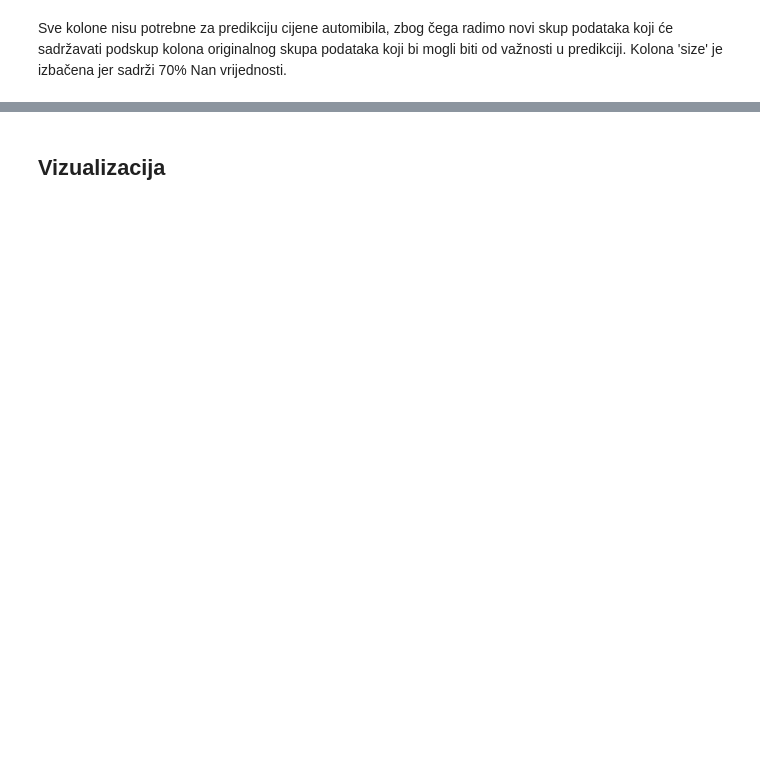
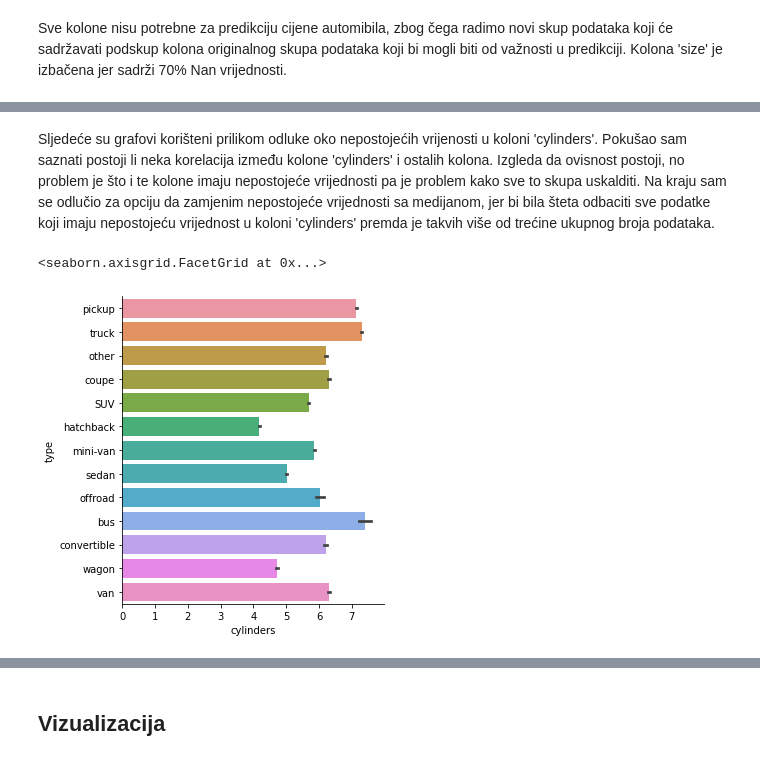
Before and after one commit to pb7932/usedcars-ml, a Jupyter notebook: UsedCars.ipynb, the cells around one changed output, grey strips where cells are left out. Drawn from its saved outputs; the diff is of its cells as text; code cells hidden in the pictures; blank space fills up the shorter version.

Commit message:
Dealing with missing values and visualization

```diff
--- a/UsedCars.ipynb
+++ b/UsedCars.ipynb
@@ -50,3 +49,7 @@ df.describe()
 | 50% | 1.395000e+04 | 2013.000000 | 8.554800e+04 | NaN | 39.150100 | -88.432600 |
 | 75% | 2.648575e+04 | 2017.000000 | 1.335425e+05 | NaN | 42.398900 | -80.832039 |
 | max | 3.736929e+09 | 2022.000000 | 1.000000e+07 | NaN | 82.390818 | 173.885502 |
+# %%
+df = df[df['price'] < 1000000]
+df = df[df['price'] > 0]
+df.describe()
@@ -140 +136,9 @@ posting_date        68
 dtype: int64
+# %%
+df = df.dropna(subset=['year'])
+
+cyl_median = df['cylinders'].median()
+df['cylinders'].fillna(cyl_median, inplace=True)
+
+df['odometer'] = df.apply(lambda x: df[df['year']==x['year']]['odometer'].mean() if pd.isna(x['odometer']) else x['odometer'], axis=1)
+df.isna().sum()
@@ -140,0 +180,3 @@ dtype: int64
+# %%
+df = df[df['year'] > 1990]
+df.isna().sum()
@@ -146,0 +241,7 @@ Obrađeni je skup podataka potrebno podijelit na više dijelova kako bi se nad n
+# %% [markdown]
+Sljedeće su grafovi korišteni prilikom odluke oko nepostojećih vrijenosti u koloni 'cylinders'. Pokušao sam saznati postoji li neka korelacija između kolone 'cylinders' i ostalih kolona. Izgleda da ovisnost postoji, no problem je što i te kolone imaju nepostojeće vrijednosti pa je problem kako sve to skupa uskalditi. Na kraju sam se odlučio za opciju da zamjenim nepostojeće vrijednosti sa medijanom, jer bi bila šteta odbaciti sve podatke koji imaju nepostojeću vrijednost u koloni 'cylinders' premda je takvih više od trećine ukupnog broja podataka.
+# %%
+sns.catplot(x='cylinders',y='type',data=df,kind='bar')
+# %% [output]
+<seaborn.axisgrid.FacetGrid at 0x...>
+[figure, added]
```
Also changed, not shown: parts of 42 cells of this notebook.
